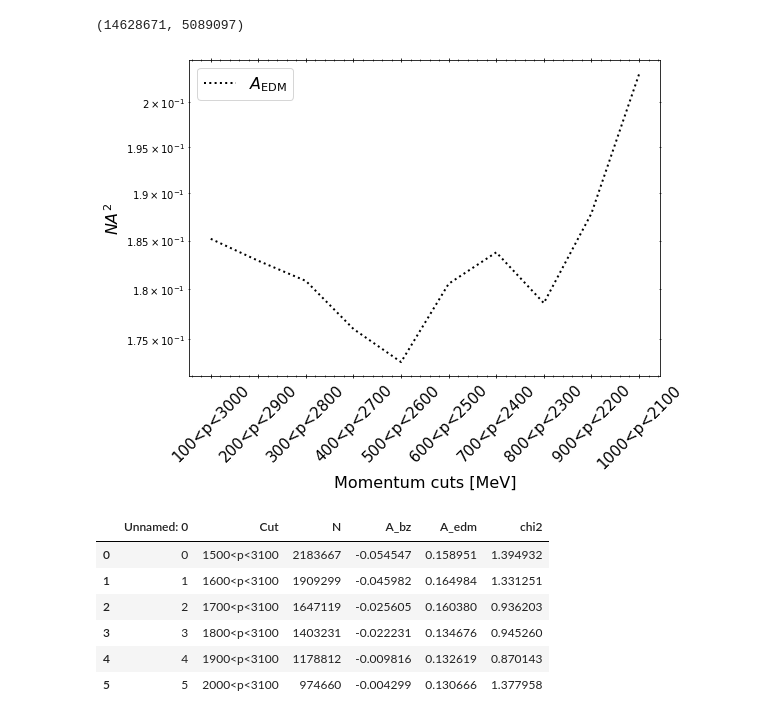
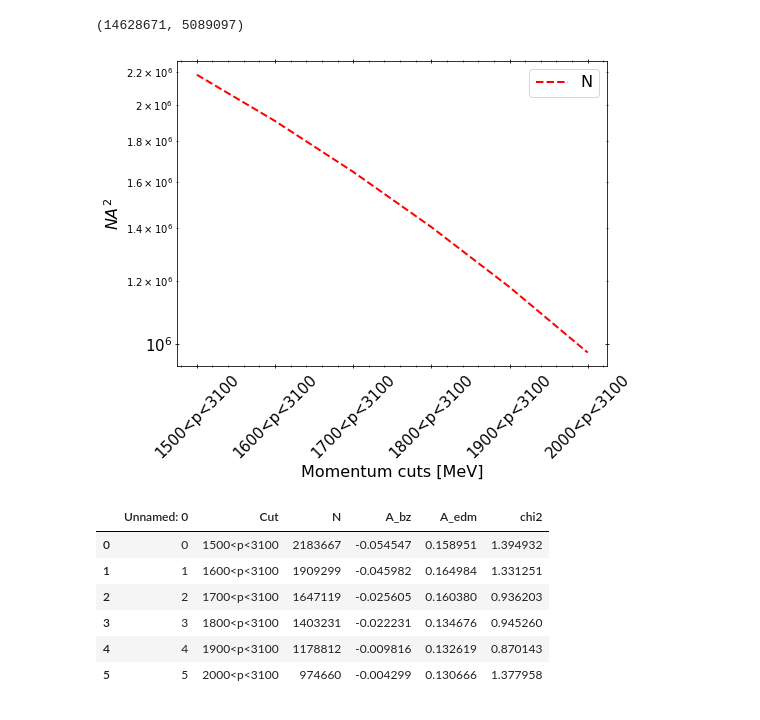
Before and after one commit to glukicov/EDMTracking, a Jupyter notebook: JupyterNB/Misc.ipynb, the cells around one changed output. Drawn from its saved outputs; the diff is of its cells as text; code cells hidden in the pictures.

```diff
--- a/JupyterNB/Misc.ipynb
+++ b/JupyterNB/Misc.ipynb
@@ -35,19 +40,18 @@ data_tracks.shape[0], data_verticies.shape[0]
 # %% [output]
 (14628671, 5089097)
 # %%
-font_size = 16
-# fig, ax = cu.plotScatter(df['Cut'], NA_2_edm, font_size=font_size, label=r"$NA^2_{\rm{EDM}}$", lw=2, tight=True, figsize=(8,5))
-# fig, ax = cu.plotScatter(df['Cut'],  df['N'], font_size=font_size, label="N", lw=2, tight=True, figsize=(8,5), ls="--", input_color="r")
-fig, ax = cu.plotScatter(df['Cut'],  df['A_edm'], font_size=font_size, label=r"$A_{\rm{EDM}}$", lw=2, tight=True, figsize=(8,5), ls=":", input_color="k")
+# fig, ax = cu.plot(df['Cut'], NA_2_edm, fs=font_size, label=r"$NA^2_{\rm{EDM}}$", lw=2, tight=True, figsize=(8,5), plot=True)
+fig, ax = cu.plot(df['Cut'],  df['N'], fs=font_size, label="N", lw=2, tight=True, figsize=(8,5), ls="--", c="r", plot=True)
+# fig, ax = cu.plot(df['Cut'],  df['A_edm'], fs=font_size, label=r"$A_{\rm{EDM}}$", lw=2, tight=True, figsize=(8,5), ls=":", c="k")
 ax.set_xlabel(xlabel="Momentum cuts [MeV]", fontsize=font_size)
 ax.set_ylabel(ylabel=r"$NA^2$", fontsize=font_size)
 ax.legend(fontsize=font_size)
 for tick in ax.get_xticklabels():
     tick.set_rotation(45)
 ax.set_yscale('log')
 fig.savefig("../fig/NA_edm.png", dpi=300)
 # %% [output]
-[figure, old version]
+[figure, new version]
 # %%
 df=pd.read_csv("../DATA/misc/df_cuts_bz.csv")
 df
```
Also changed, not shown: parts of 12 cells of this notebook, 4 other files.
